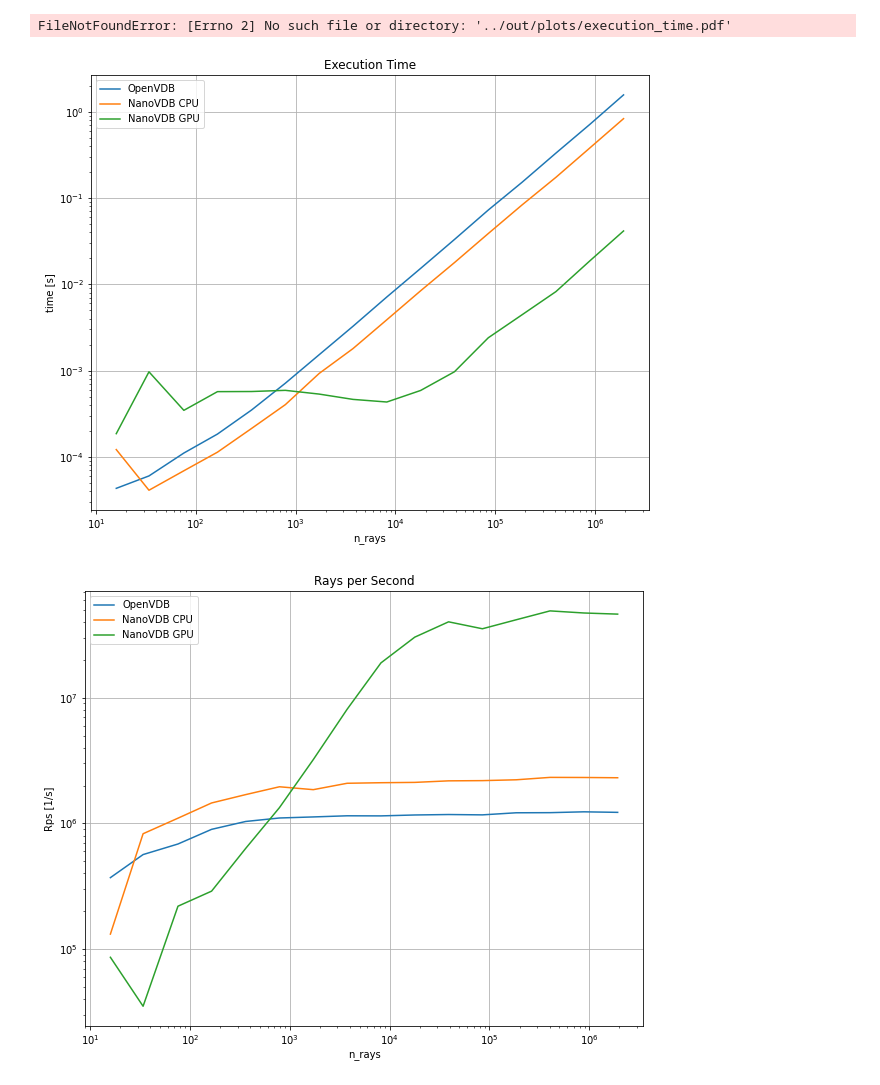
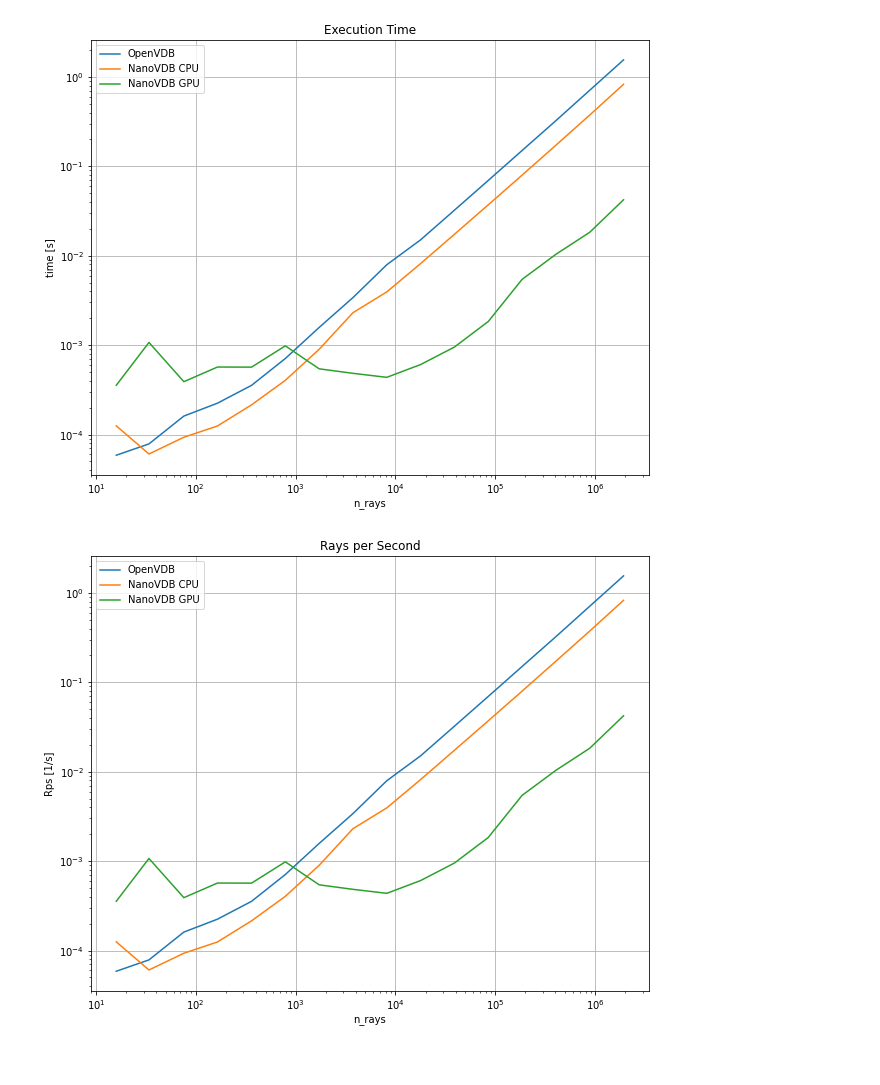
Before and after one commit to hitimr/SelectedTopicsCompElectronics, a Jupyter notebook: script/plots.ipynb, the cells around one changed output. Saved outputs shown, nothing was run; the diff lists cells and outputs as text; code cells hidden in the pictures.

```diff
--- a/script/plots.ipynb
+++ b/script/plots.ipynb
@@ -6,6 +9,9 @@ from matplotlib.pyplot import figure
 # %%
-df = pd.read_csv("../out/results.csv", sep=";")
+df = common.run_benchmark(args="--ray_offset 0.2")
 df = df.set_index("n_rays")
+
+# claculate rays per secon
+df_rps = pd.DataFrame()
 df_rps["rps_ovdb"] = df.index / df["time_ovdb"]
 df_rps["rps_nvdb_cpu"] = df.index /df["time_nvdb_cpu"]
 df_rps["rps_nvdb_gpu"] = df.index / df["time_nvdb_gpu"]
@@ -46,26 +69,25 @@ plt.ylabel("time [s]")
 plt.title("Execution Time")
 plt.show()
 # %% [output]
-FileNotFoundError: [Errno 2] No such file or directory: '../out/plots/execution_time.pdf'
-[figure, old version]
+[figure, new version]
 # %%
 plt.rcParams["figure.figsize"] = (10, 8)
 
 cols = ["rps_ovdb", "rps_nvdb_cpu", "rps_nvdb_gpu"]
 cols_names = ["OpenVDB", "NanoVDB CPU", "NanoVDB GPU"]
 
 
-df.plot(y=cols)
+df.plot()
 plt.legend()
 plt.grid()
 plt.legend(cols_names)
 plt.yscale("log")
 plt.xscale("log")
 plt.ylabel("Rps [1/s]")
 plt.title("Rays per Second")
 plt.show()
 # %% [output]
-[figure, old version]
+[figure, new version]
 # %%
 series = df_rps.iloc[-1]
 series = series * 1/ series.nsmallest(1)[0]
```
Also changed, not shown: parts of 3 cells of this notebook, 3 other files.
